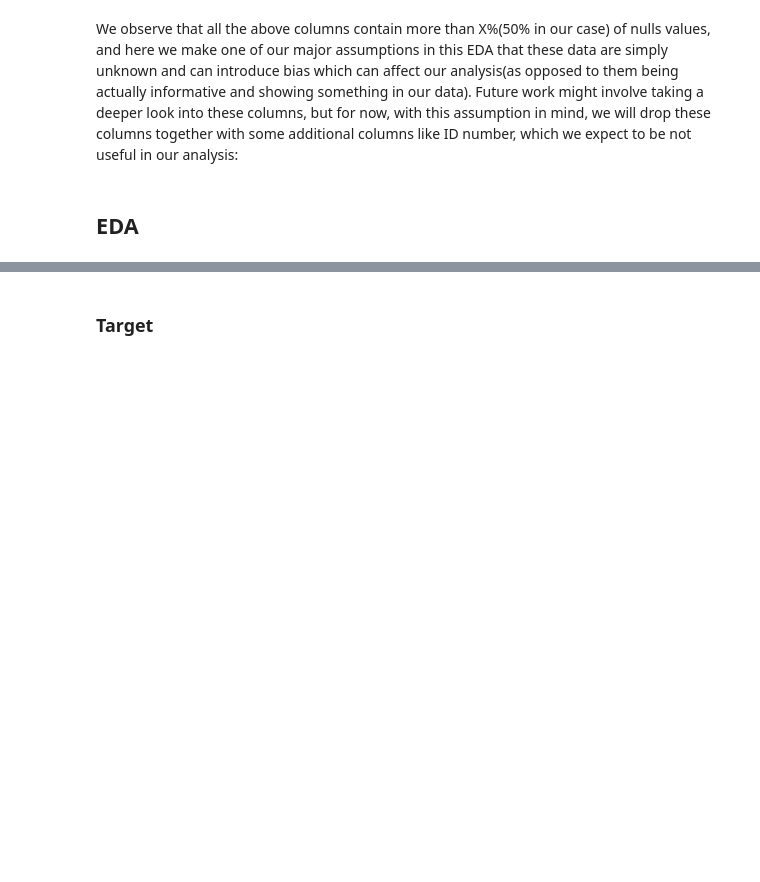
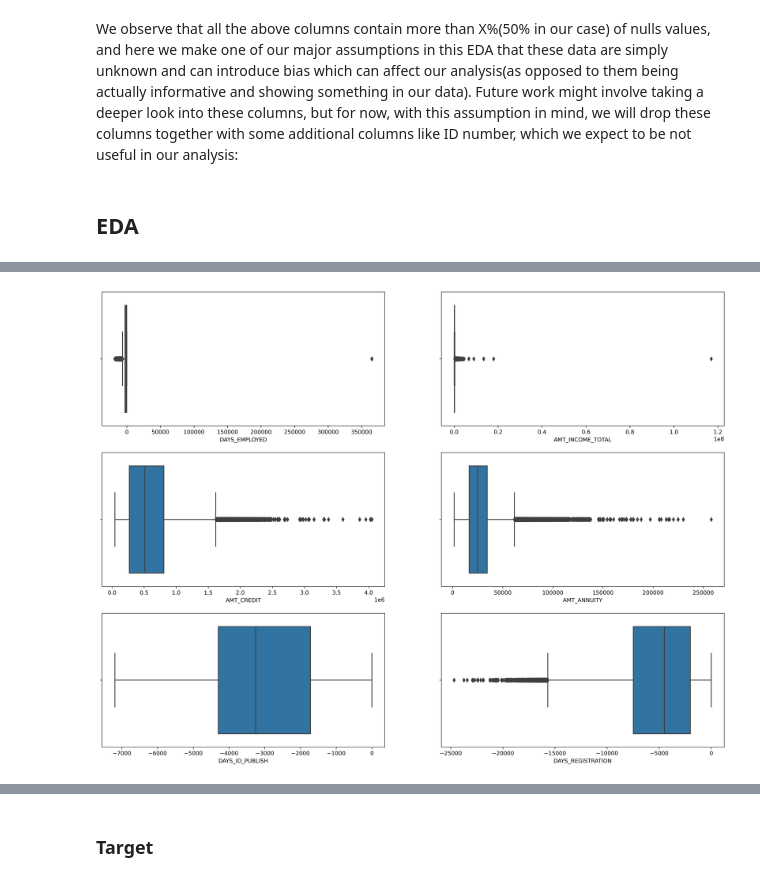
Before and after one commit to UCB-stat-159-s22/hw07-Group11, a Jupyter notebook: main.ipynb, the cells around one changed output, grey strips where cells are left out. Drawn from its saved outputs; the diff is of its cells as text; code cells hidden in the pictures; blank space fills up the shorter version.

Commit message:
added more plotting

```diff
--- a/main.ipynb
+++ b/main.ipynb
@@ -64,0 +89,10 @@ First, we look at the general picture of what is the proportion of people using
+# %%
+features = ['DAYS_EMPLOYED', 'AMT_INCOME_TOTAL','AMT_CREDIT','AMT_ANNUITY','DAYS_ID_PUBLISH', 'DAYS_REGISTRATION']
+
+plt.figure(figsize = (20, 15), dpi=300)
+for i in enumerate(features):
+    plt.subplot(3, 2, i[0]+1)
+    sns.boxplot(x = i[1], data = df)
+plt.show()
+# %% [output]
+[figure, added]
```
Also changed, not shown: parts of 28 cells of this notebook, 3 other files.
